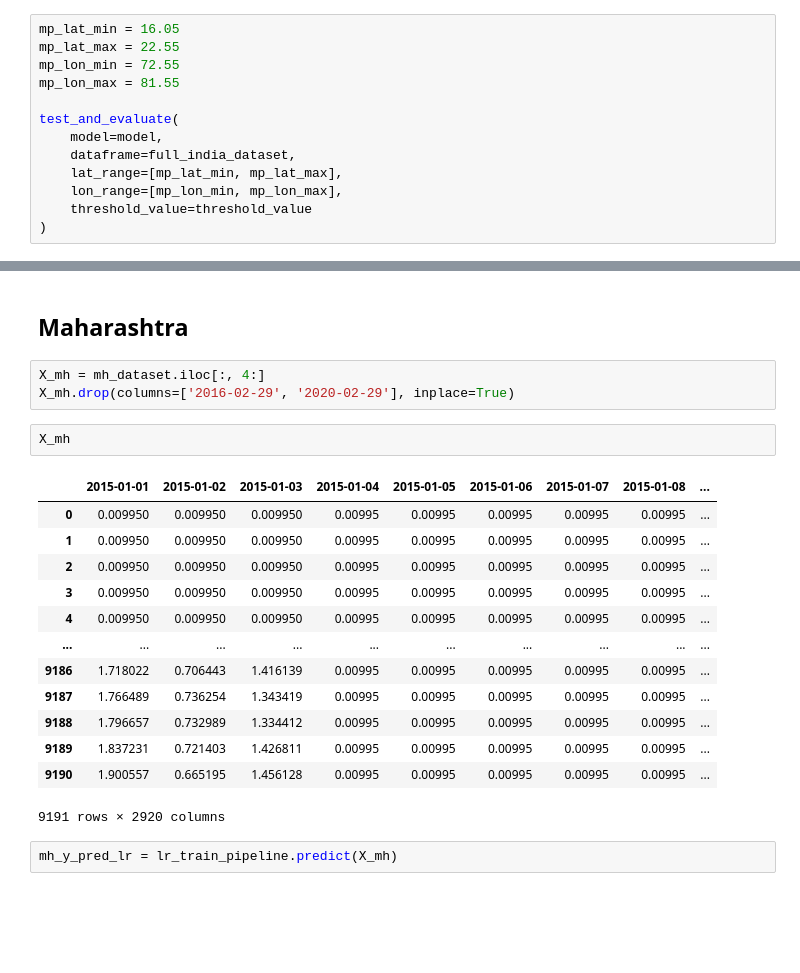
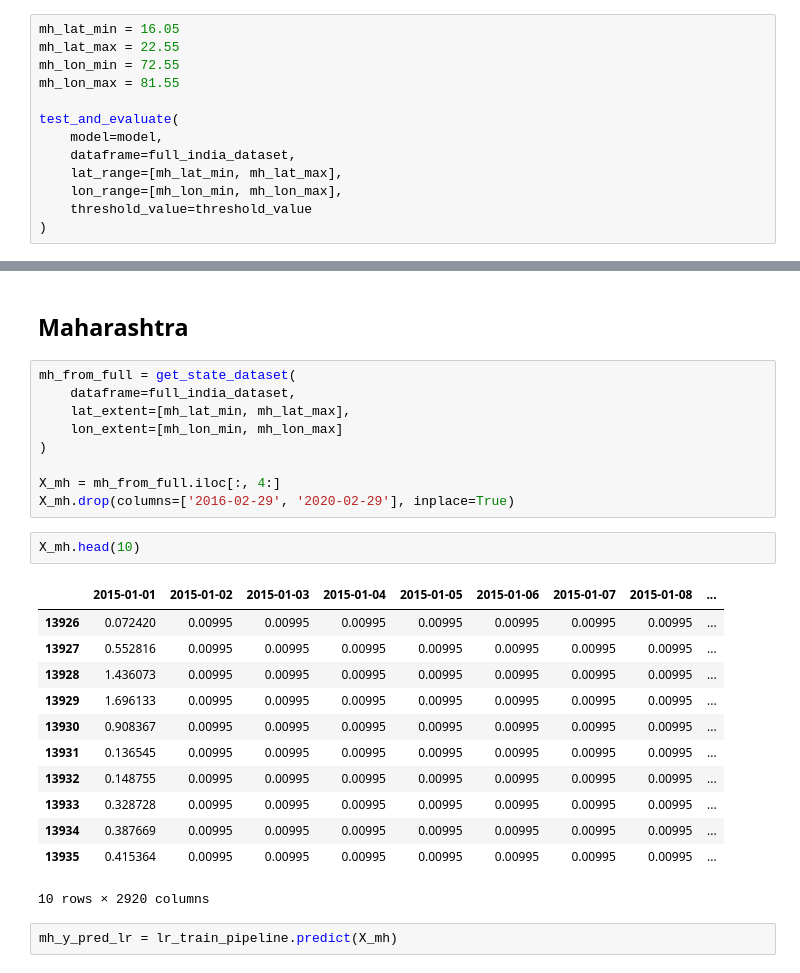
Before and after one commit to Prad-R/rainfall_stability_gnn, a Jupyter notebook: code_files/model_notebooks/precipitation_gauge_full_india.ipynb, the cells around one changed output, grey strips where cells are left out. Drawn from its saved outputs; the diff is of its cells as text; blank space fills up the shorter version.

```diff
--- a/code_files/model_notebooks/precipitation_gauge_full_india.ipynb
+++ b/code_files/model_notebooks/precipitation_gauge_full_india.ipynb
@@ -1049,16 +1031,16 @@ display_geo_map_optimized(
 # %% [markdown]
 ## Maharashtra
 # %%
-mp_lat_min = 16.05
-mp_lat_max = 22.55
-mp_lon_min = 72.55
-mp_lon_max = 81.55
+mh_lat_min = 16.05
+mh_lat_max = 22.55
+mh_lon_min = 72.55
+mh_lon_max = 81.55
 
 test_and_evaluate(
     model=model,
     dataframe=full_india_dataset,
-    lat_range=[mp_lat_min, mp_lat_max],
-    lon_range=[mp_lon_min, mp_lon_max],
+    lat_range=[mh_lat_min, mh_lat_max],
+    lon_range=[mh_lon_min, mh_lon_max],
     threshold_value=threshold_value
 )
 # %% [output]
@@ -1229,24 +1210,29 @@ Pipeline(steps=[('scaler', RobustScaler()),
 # %% [markdown]
 ## Maharashtra
 # %%
-X_mh = mh_dataset.iloc[:, 4:]
+mh_from_full = get_state_dataset(
+    dataframe=full_india_dataset,
+    lat_extent=[mh_lat_min, mh_lat_max],
+    lon_extent=[mh_lon_min, mh_lon_max]
+)
+
+X_mh = mh_from_full.iloc[:, 4:]
 X_mh.drop(columns=['2016-02-29', '2020-02-29'], inplace=True)
 # %%
-X_mh
+X_mh.head(10)
 # %% [output]
 |  | 2015-01-01 | 2015-01-02 | 2015-01-03 | 2015-01-04 | 2015-01-05 | 2015-01-06 | 2015-01-07 | 2015-01-08 | ... |
-| 0 | 0.009950 | 0.009950 | 0.009950 | 0.00995 | 0.00995 | 0.00995 | 0.00995 | 0.00995 | ... |
-| 1 | 0.009950 | 0.009950 | 0.009950 | 0.00995 | 0.00995 | 0.00995 | 0.00995 | 0.00995 | ... |
-| 2 | 0.009950 | 0.009950 | 0.009950 | 0.00995 | 0.00995 | 0.00995 | 0.00995 | 0.00995 | ... |
-| 3 | 0.009950 | 0.009950 | 0.009950 | 0.00995 | 0.00995 | 0.00995 | 0.00995 | 0.00995 | ... |
-| 4 | 0.009950 | 0.009950 | 0.009950 | 0.00995 | 0.00995 | 0.00995 | 0.00995 | 0.00995 | ... |
-| ... | ... | ... | ... | ... | ... | ... | ... | ... | ... |
-| 9186 | 1.718022 | 0.706443 | 1.416139 | 0.00995 | 0.00995 | 0.00995 | 0.00995 | 0.00995 | ... |
-| 9187 | 1.766489 | 0.736254 | 1.343419 | 0.00995 | 0.00995 | 0.00995 | 0.00995 | 0.00995 | ... |
-| 9188 | 1.796657 | 0.732989 | 1.334412 | 0.00995 | 0.00995 | 0.00995 | 0.00995 | 0.00995 | ... |
-| 9189 | 1.837231 | 0.721403 | 1.426811 | 0.00995 | 0.00995 | 0.00995 | 0.00995 | 0.00995 | ... |
-| 9190 | 1.900557 | 0.665195 | 1.456128 | 0.00995 | 0.00995 | 0.00995 | 0.00995 | 0.00995 | ... |
+| 13926 | 0.072420 | 0.00995 | 0.00995 | 0.00995 | 0.00995 | 0.00995 | 0.00995 | 0.00995 | ... |
+| 13927 | 0.552816 | 0.00995 | 0.00995 | 0.00995 | 0.00995 | 0.00995 | 0.00995 | 0.00995 | ... |
+| 13928 | 1.436073 | 0.00995 | 0.00995 | 0.00995 | 0.00995 | 0.00995 | 0.00995 | 0.00995 | ... |
+| 13929 | 1.696133 | 0.00995 | 0.00995 | 0.00995 | 0.00995 | 0.00995 | 0.00995 | 0.00995 | ... |
+| 13930 | 0.908367 | 0.00995 | 0.00995 | 0.00995 | 0.00995 | 0.00995 | 0.00995 | 0.00995 | ... |
+| 13931 | 0.136545 | 0.00995 | 0.00995 | 0.00995 | 0.00995 | 0.00995 | 0.00995 | 0.00995 | ... |
+| 13932 | 0.148755 | 0.00995 | 0.00995 | 0.00995 | 0.00995 | 0.00995 | 0.00995 | 0.00995 | ... |
+| 13933 | 0.328728 | 0.00995 | 0.00995 | 0.00995 | 0.00995 | 0.00995 | 0.00995 | 0.00995 | ... |
+| 13934 | 0.387669 | 0.00995 | 0.00995 | 0.00995 | 0.00995 | 0.00995 | 0.00995 | 0.00995 | ... |
+| 13935 | 0.415364 | 0.00995 | 0.00995 | 0.00995 | 0.00995 | 0.00995 | 0.00995 | 0.00995 | ... |
-9191 rows × 2920 columns
+10 rows × 2920 columns
 # %%
 mh_y_pred_lr = lr_train_pipeline.predict(X_mh)
 # %%
```
Also changed, not shown: parts of 16 cells of this notebook, 4 other files.
